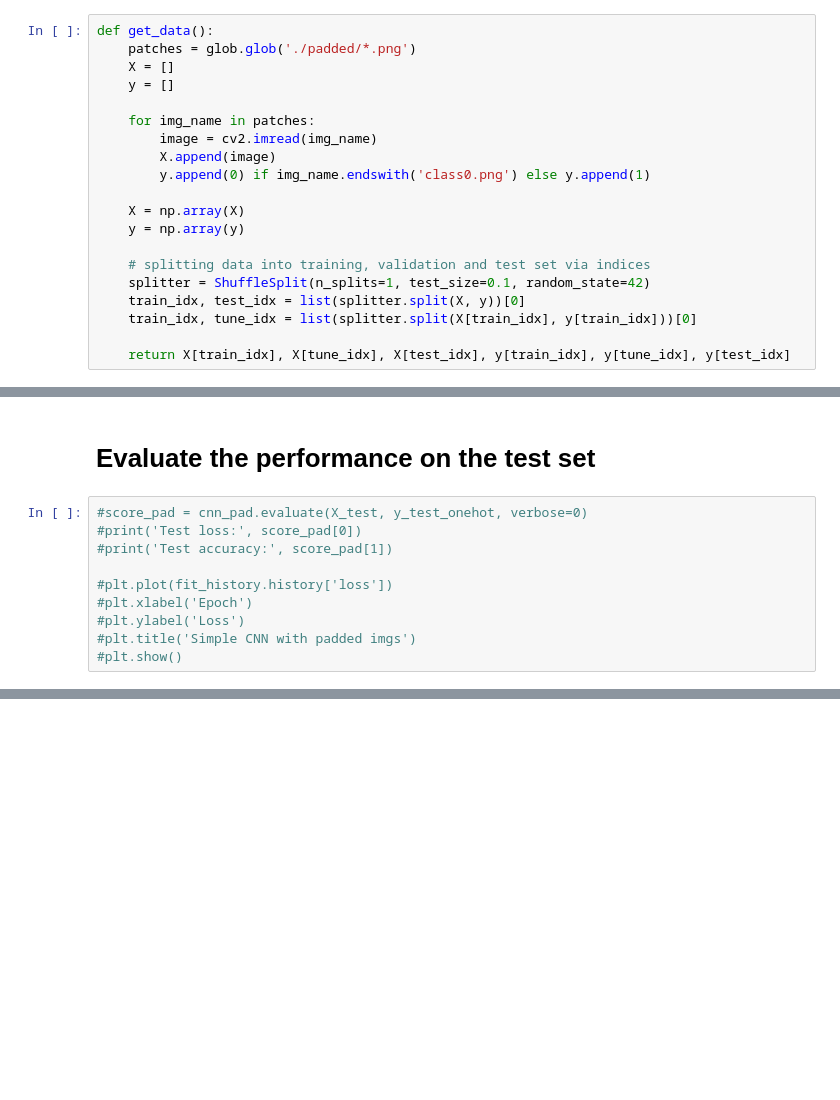
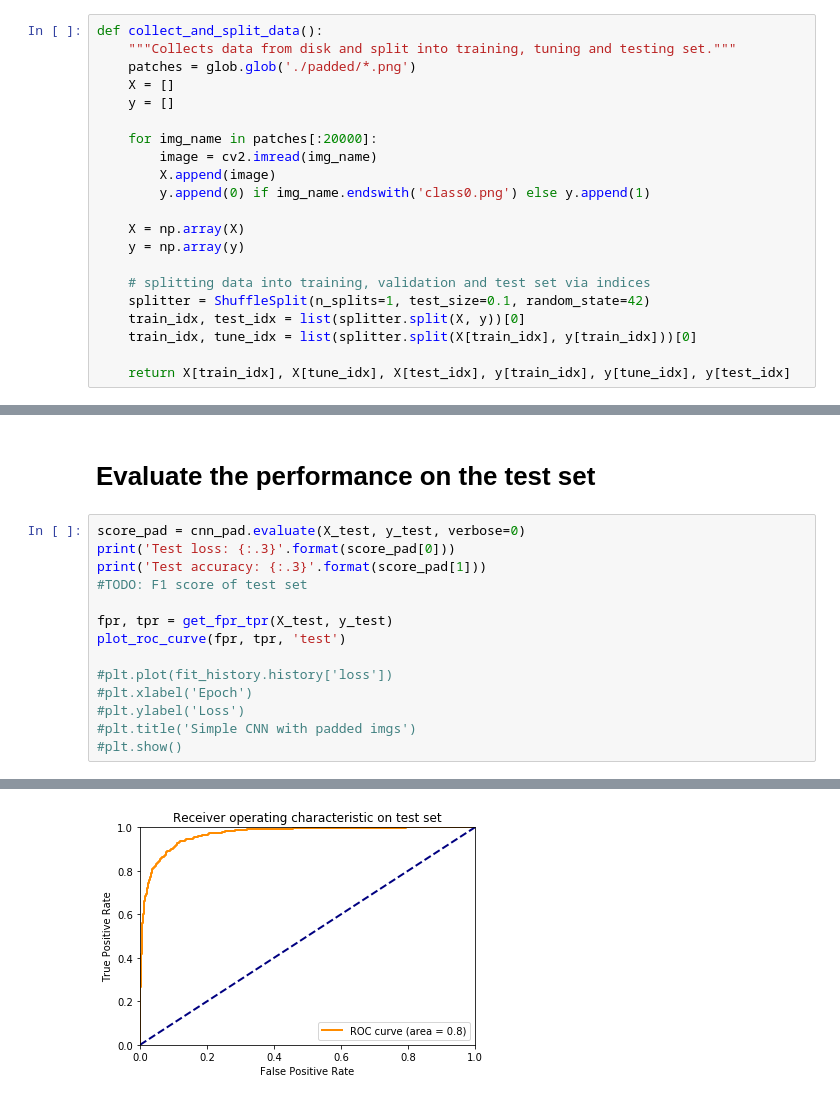
Before and after one commit to mstazherova/IDA2-Project, a Jupyter notebook: Breast Histopathology Images/simple_nets.ipynb, the cells around one changed output, grey strips where cells are left out. Cells and saved outputs as stored; diff of their text form; blank space fills up the shorter version.

```diff
--- a/Breast Histopathology Images/simple_nets.ipynb
+++ b/Breast Histopathology Images/simple_nets.ipynb
@@ -23,12 +24,13 @@ Using TensorFlow backend.
 # %% [markdown]
 # Prepare data
 # %%
-def get_data():
+def collect_and_split_data():
+    """Collects data from disk and split into training, tuning and testing set."""
     patches = glob.glob('./padded/*.png')
     X = []
     y = []
 
-    for img_name in patches:
+    for img_name in patches[:20000]:
         image = cv2.imread(img_name)
         X.append(image)
         y.append(0) if img_name.endswith('class0.png') else y.append(1)
@@ -259,12 +319,17 @@ plot_history(fit_history)
 # %% [markdown]
 # Evaluate the performance on the test set
 # %%
-#score_pad = cnn_pad.evaluate(X_test, y_test_onehot, verbose=0)
-#print('Test loss:', score_pad[0])
-#print('Test accuracy:', score_pad[1])
+score_pad = cnn_pad.evaluate(X_test, y_test, verbose=0)
+print('Test loss: {:.3}'.format(score_pad[0]))
+print('Test accuracy: {:.3}'.format(score_pad[1]))
+#TODO: F1 score of test set
+
+fpr, tpr = get_fpr_tpr(X_test, y_test)
+plot_roc_curve(fpr, tpr, 'test')
 
 #plt.plot(fit_history.history['loss'])
 #plt.xlabel('Epoch')
 #plt.ylabel('Loss')
 #plt.title('Simple CNN with padded imgs')
 #plt.show()
+# %% [output]
@@ -270,0 +338 @@ plot_history(fit_history)
+[figure, added]
```
Also changed, not shown: parts of 15 cells of this notebook.
